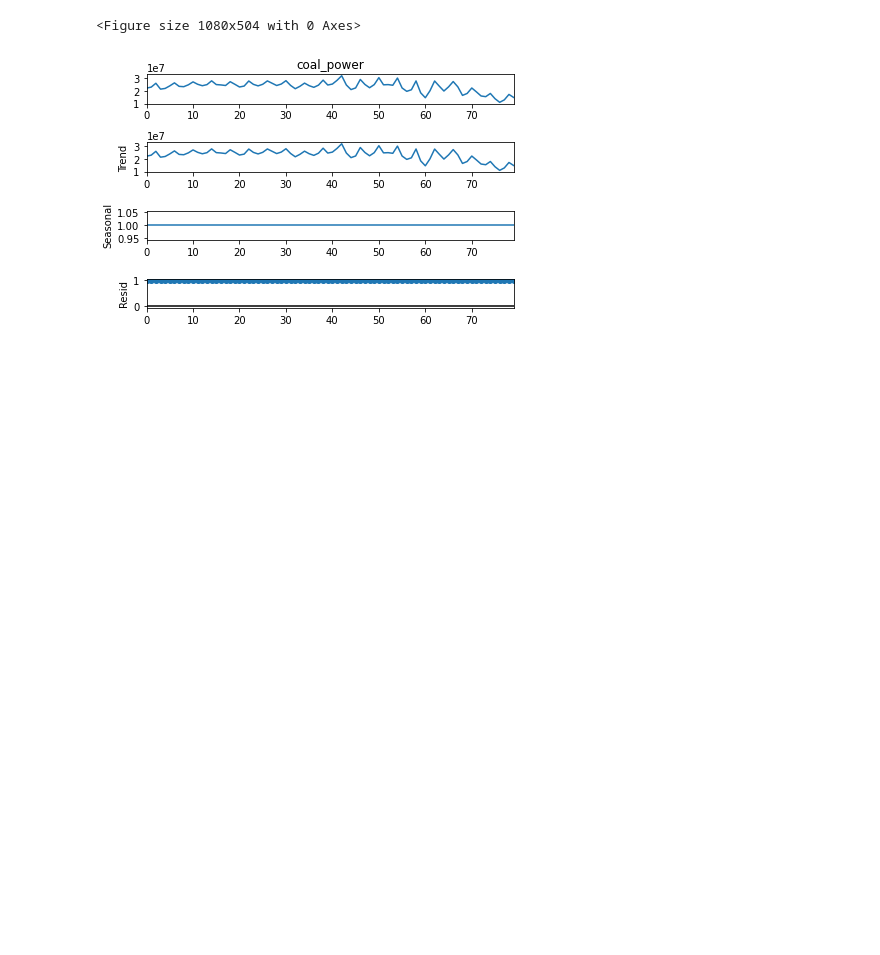
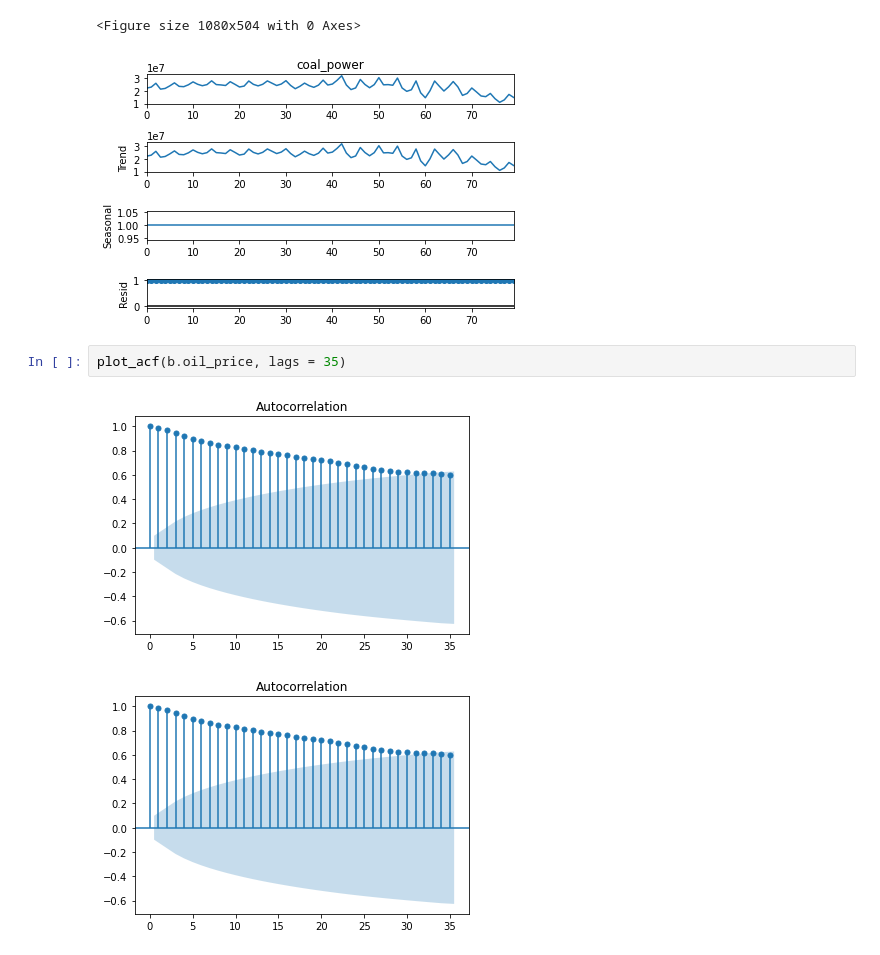
Before and after one commit to garfield-gray/time_series, a Jupyter notebook: main.ipynb, the cells around one changed output. Drawn from its saved outputs; the diff is of its cells as text; blank space fills up the shorter version.

```diff
--- a/main.ipynb
+++ b/main.ipynb
@@ -158,3 +158,8 @@ plt.show()
 # %% [output]
 <Figure size 1080x504 with 0 Axes>
 [figure]
+# %%
+plot_acf(b.oil_price, lags = 35)
+# %% [output]
+[figure, added]
+[figure, added]
```
Also changed, not shown: parts of 14 cells of this notebook.
